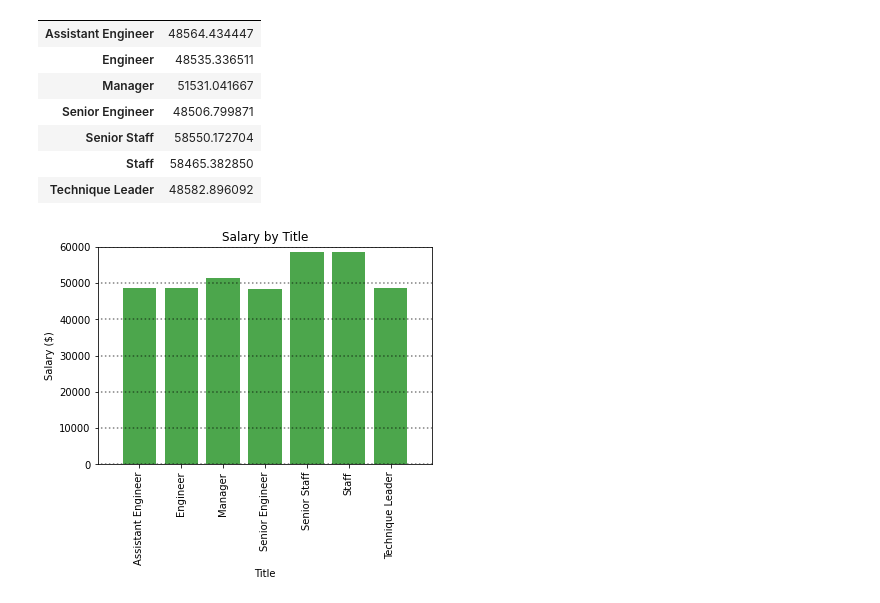
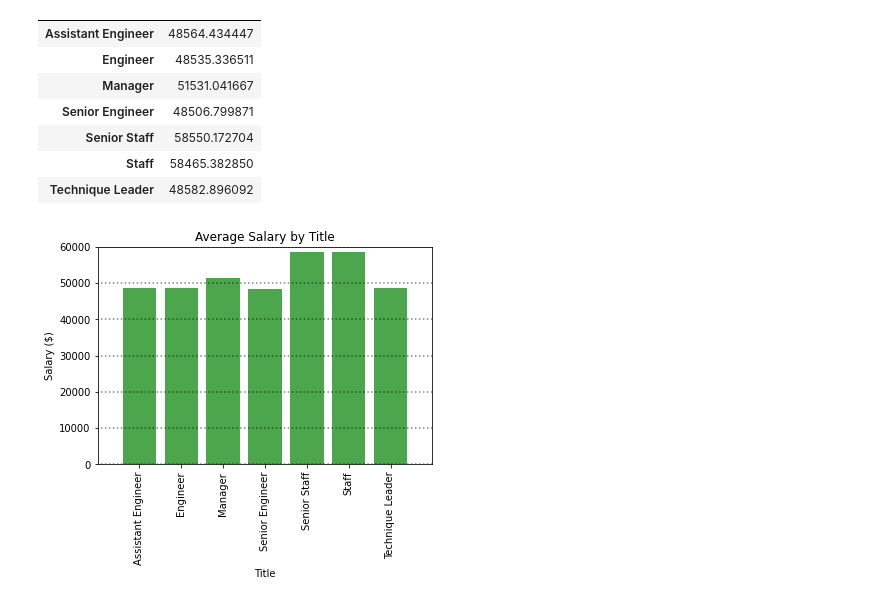
Before and after one commit to msadowski20/sql-challenge, a Jupyter notebook: EmployeeSQL/EmployeeSQL_bonus.ipynb, the cells around one changed output. Drawn from its saved outputs; the diff is of its cells as text; code cells hidden in the pictures.

```diff
--- a/EmployeeSQL/EmployeeSQL_bonus.ipynb
+++ b/EmployeeSQL/EmployeeSQL_bonus.ipynb
@@ -62,18 +62,18 @@ df
 # %%
 x_axis = np.arange(len(df.index.unique()))
 y_axis = df['salary']
 
 tick_locations = [value for value in x_axis]
 
 plt.xlim(-1, len(x_axis))
 plt.ylim(0, 60000)
 
 plt.bar(x_axis, y_axis, color='g', alpha=0.7, align="center")
 plt.xticks(tick_locations, df.index.unique(), rotation="vertical")
 plt.hlines(range(0, 70000, 10000), xmin=-5, xmax=10, linestyle=':', alpha=0.5)
-plt.title("Salary by Title")
+plt.title("Average Salary by Title")
 plt.xlabel("Title")
 plt.ylabel("Salary ($)")
 plt.savefig("Images/salary_title.png")
 # %% [output]
-[figure, old version]
+[figure, new version]
```
Also changed, not shown: 1 other file.
